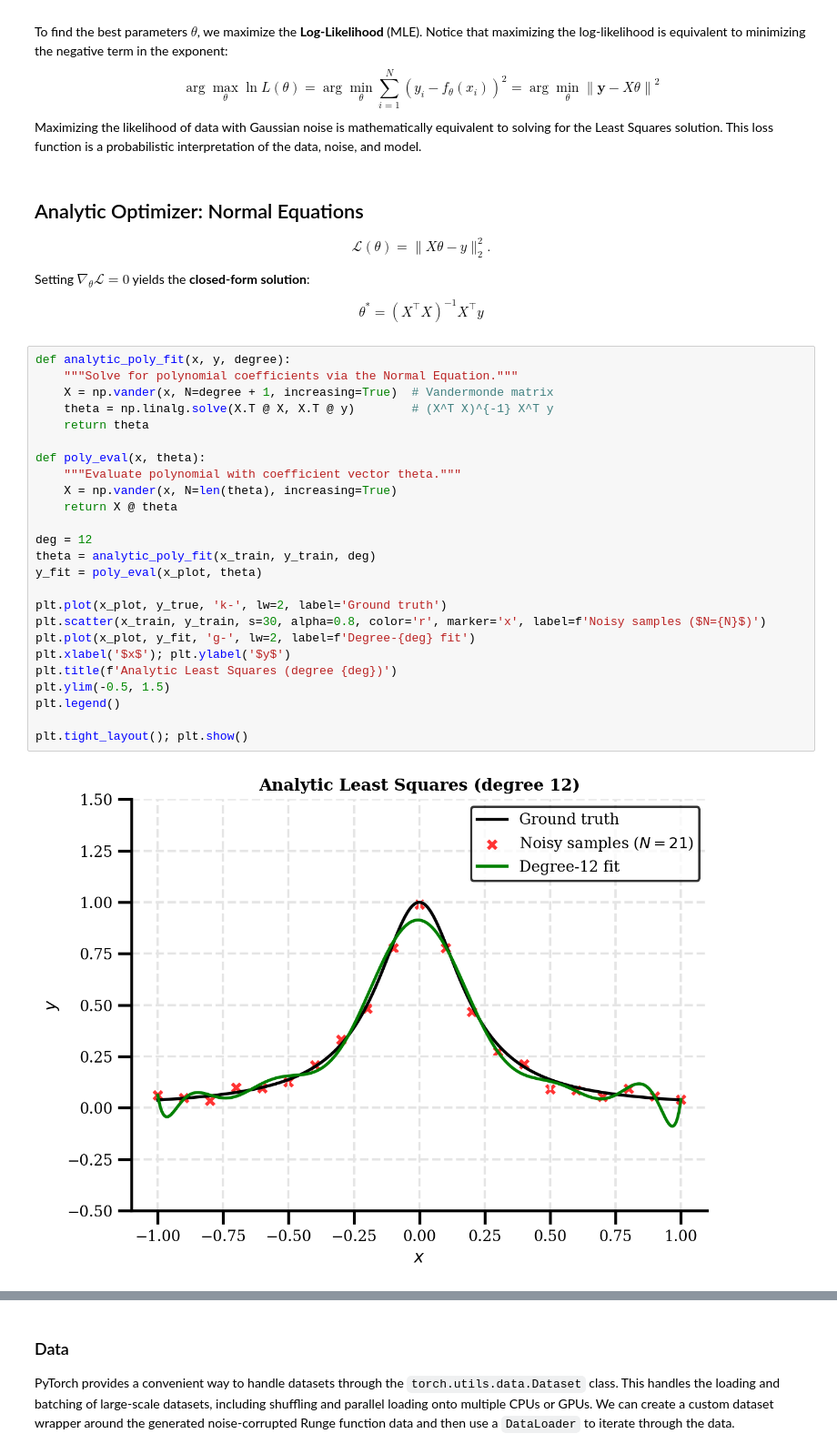
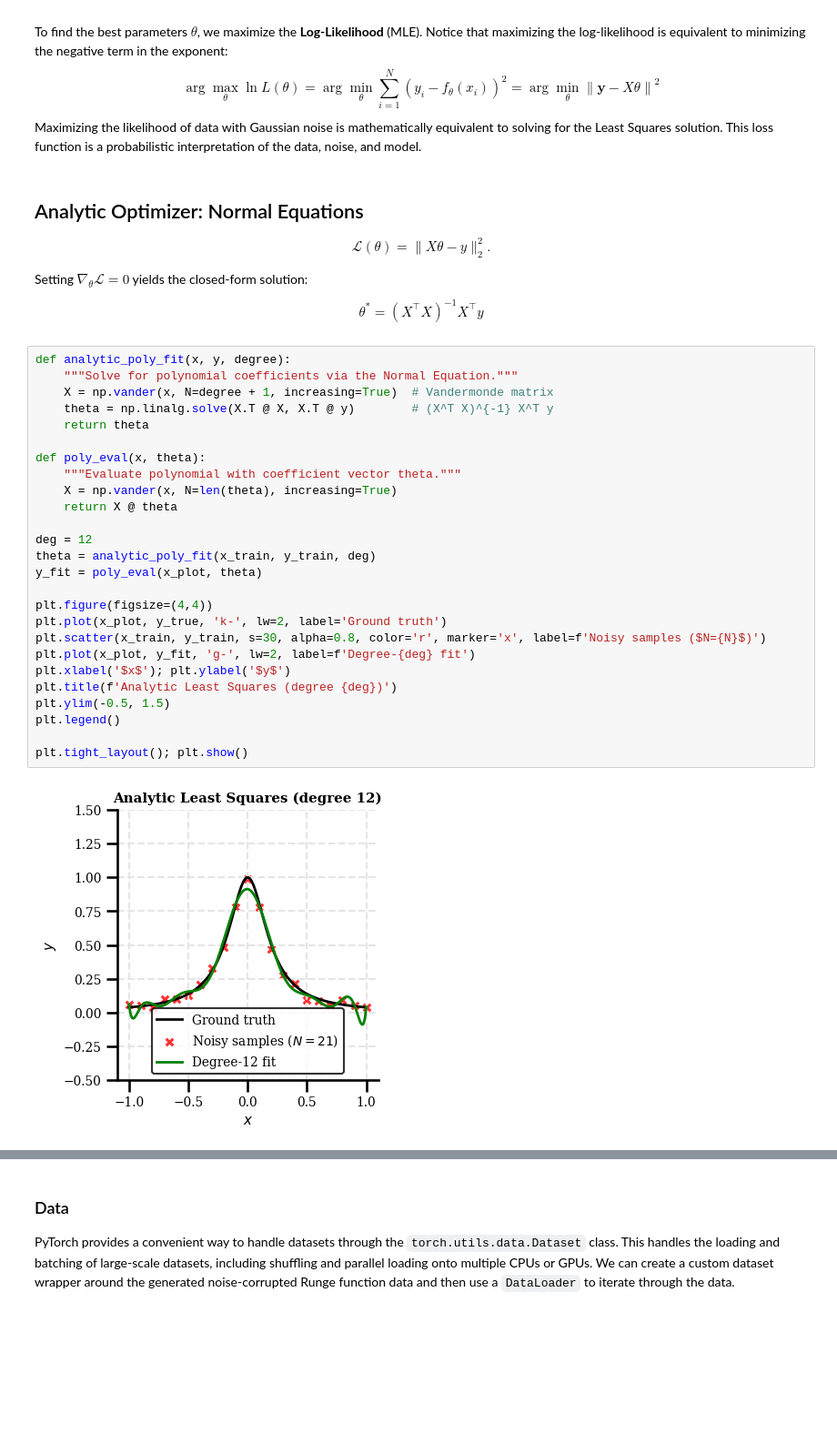
Before and after one commit to chipnbits/fashionableODE, a Jupyter notebook: 1. Machine Learning Warm-Up.ipynb, the cells around one changed output, grey strips where cells are left out. Shown at 91% size. Drawn from its saved outputs; the diff is of its cells as text; blank space fills up the shorter version.

```diff
--- a/1. Machine Learning Warm-Up.ipynb
+++ b/1. Machine Learning Warm-Up.ipynb
@@ -117,34 +117,35 @@ Maximizing the likelihood of data with Gaussian noise is mathematically equivale
 
 $$\mathcal{L}(\theta) = \|X\theta - y\|_2^2.$$
 
-Setting $\nabla_\theta \mathcal{L} = 0$ yields the **closed-form solution**:
+Setting $\nabla_\theta \mathcal{L} = 0$ yields the closed-form solution:
 
 $$\boxed{\theta^* = (X^\top X)^{-1} X^\top y}$$
 # %%
 def analytic_poly_fit(x, y, degree):
     """Solve for polynomial coefficients via the Normal Equation."""
     X = np.vander(x, N=degree + 1, increasing=True)  # Vandermonde matrix
     theta = np.linalg.solve(X.T @ X, X.T @ y)        # (X^T X)^{-1} X^T y
     return theta
 
 def poly_eval(x, theta):
     """Evaluate polynomial with coefficient vector theta."""
     X = np.vander(x, N=len(theta), increasing=True)
     return X @ theta
 
 deg = 12
 theta = analytic_poly_fit(x_train, y_train, deg)
 y_fit = poly_eval(x_plot, theta)
 
+plt.figure(figsize=(4,4))
 plt.plot(x_plot, y_true, 'k-', lw=2, label='Ground truth')
 plt.scatter(x_train, y_train, s=30, alpha=0.8, color='r', marker='x', label=f'Noisy samples ($N={N}$)')
 plt.plot(x_plot, y_fit, 'g-', lw=2, label=f'Degree-{deg} fit')
 plt.xlabel('$x$'); plt.ylabel('$y$')
 plt.title(f'Analytic Least Squares (degree {deg})')
 plt.ylim(-0.5, 1.5)
 plt.legend()
 
 plt.tight_layout(); plt.show()
 # %% [output]
-[figure, old version]
+[figure, new version]
 # %% [markdown]
```
Also changed, not shown: parts of 17 cells of this notebook.
